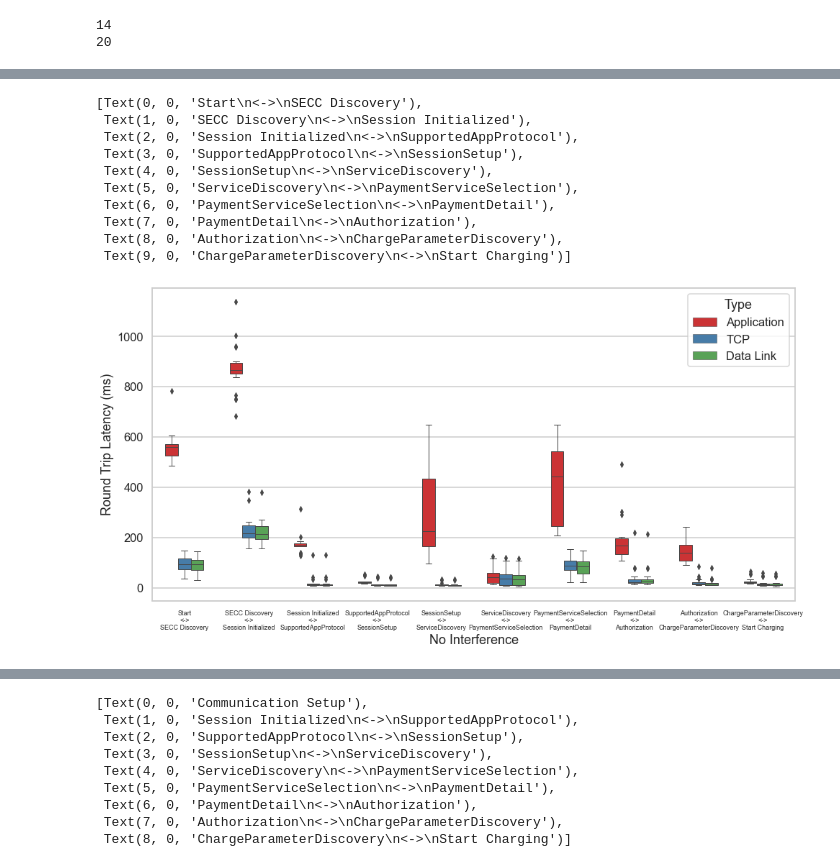
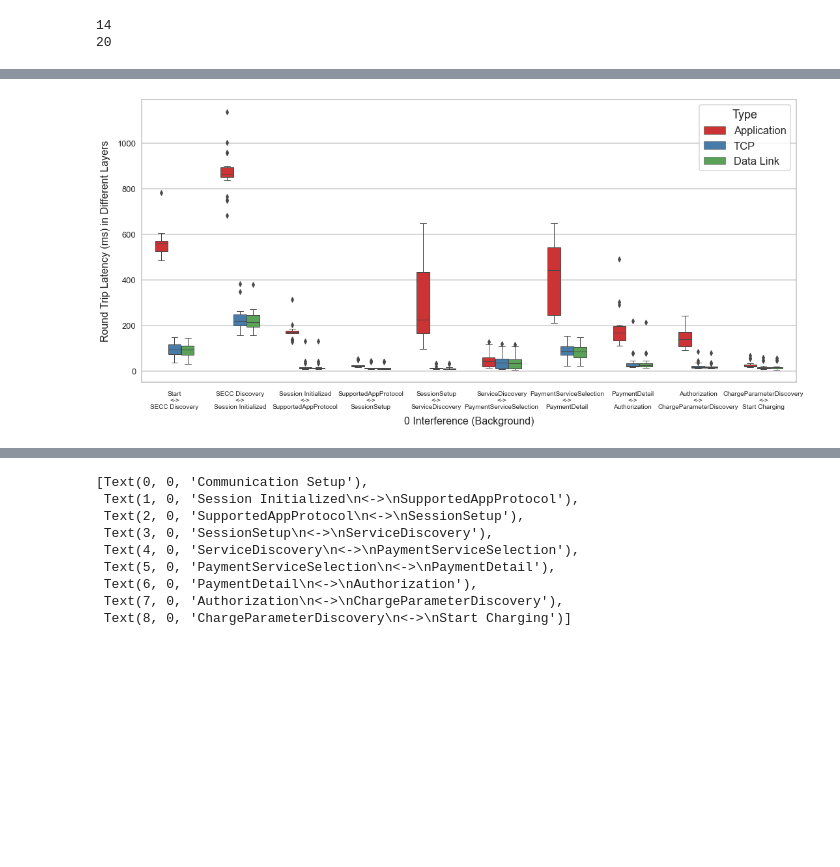
Before and after one commit to JacobHsieh/Latency_Experiment, a Jupyter notebook: 0429_exp/latency_plot_80211_TCP_added.ipynb, the cells around one changed output, grey strips where cells are left out. Cells and saved outputs as stored; diff of their text form; code cells hidden in the pictures; blank space fills up the shorter version.

```diff
--- a/0429_exp/latency_plot_80211_TCP_added.ipynb
+++ b/0429_exp/latency_plot_80211_TCP_added.ipynb
@@ -150,14 +150,15 @@ dataframe_80211_all = pd.concat([interference_0_80211_df_all, interference_2_802
 # %%
 import seaborn as sns
 
-sns.set(rc={'figure.figsize':(16,8)})
+sns.set(rc={'figure.figsize':(18,8)})
 #darkgrid, dark, whitegrid, white, ticks
 sns.set_style('whitegrid')
 
 #paper, notebook, talk, poster
 sns.set_context('talk')
 g1 = sns.boxplot(x="Stage", y="Latency (ms)", data=dataframe_all, hue="Interference", width=0.6, linewidth=1.0, palette="Set1")
-g1.set_ylabel("Application Round Trip Latency (ms)")
+g1.set_ylabel("Application Layer Round Trip Latency (ms)", fontsize = 16, labelpad = 10)
+g1_TCP.set_xlabel("Stage", fontsize = 16, labelpad = 10)
 g1.set_xticklabels([
     "Start\n<->\nSECC Discovery",
     "SECC Discovery\n<->\nSession Initialized",
@@ -169,5 +170,6 @@ g1.set_xticklabels([
     "PaymentDetail\n<->\nAuthorization",
     "Authorization\n<->\nChargeParameterDiscovery",
     "ChargeParameterDiscovery\n<->\nStart Charging"
-    ], fontsize=9)
+    ], fontsize=10)
+plt.tick_params(axis = 'y', labelsize=13, pad = 0)
 # %% [output]
@@ -185,13 +177,14 @@ g1.set_xticklabels([
 # %%
 #TCP
-sns.set(rc={'figure.figsize':(16,8)})
+sns.set(rc={'figure.figsize':(18,8)})
 #darkgrid, dark, whitegrid, white, ticks
 sns.set_style('whitegrid')
 
 #paper, notebook, talk, poster
 sns.set_context('talk')
 g1_TCP = sns.boxplot(x="Stage", y="Latency (ms)", data=dataframe_TCP_all, hue="Interference", width=0.6, linewidth=1.0, palette="Set1")
-g1_TCP.set_ylabel("TCP Round Trip Latency (ms)")
+g1_TCP.set_ylabel("Transport Layer Round Trip Latency (ms)", fontsize = 16, labelpad = 10)
+g1_TCP.set_xlabel("Stage", fontsize = 16, labelpad = 10)
 g1_TCP.set_xticklabels([
     "Start\n<->\nSECC Discovery",
     "SECC Discovery\n<->\nSession Initialized",
@@ -203,5 +196,6 @@ g1_TCP.set_xticklabels([
     "PaymentDetail\n<->\nAuthorization",
     "Authorization\n<->\nChargeParameterDiscovery",
     "ChargeParameterDiscovery\n<->\nStart Charging"
-    ], fontsize=9)
+    ], fontsize=10)
+plt.tick_params(axis = 'y', labelsize=13, pad = 0)
 # %% [output]
@@ -219,14 +203,15 @@ g1_TCP.set_xticklabels([
 # %%
 #802.11
-sns.set(rc={'figure.figsize':(16,8)})
+sns.set(rc={'figure.figsize':(18,8)})
 #darkgrid, dark, whitegrid, white, ticks
 sns.set_style('whitegrid')
 
 #paper, notebook, talk, poster
 sns.set_context('talk')
-g1_TCP = sns.boxplot(x="Stage", y="Latency (ms)", data=dataframe_80211_all, hue="Interference", width=0.6, linewidth=1.0, palette="Set1")
-g1_TCP.set_ylabel("Data Link Layer Round Trip Latency (ms)")
-g1_TCP.set_xticklabels([
+g1_DataLink = sns.boxplot(x="Stage", y="Latency (ms)", data=dataframe_80211_all, hue="Interference", width=0.6, linewidth=1.0, palette="Set1")
+g1_DataLink.set_ylabel("Data Link Layer Round Trip Latency (ms)", fontsize = 16, labelpad = 10)
+g1_DataLink.set_xlabel("Stage", fontsize = 16, labelpad = 10)
+g1_DataLink.set_xticklabels([
     "Start\n<->\nSECC Discovery",
     "SECC Discovery\n<->\nSession Initialized",
     "Session Initialized\n<->\nSupportedAppProtocol",
@@ -237,5 +222,6 @@ g1_TCP.set_xticklabels([
     "PaymentDetail\n<->\nAuthorization",
     "Authorization\n<->\nChargeParameterDiscovery",
     "ChargeParameterDiscovery\n<->\nStart Charging"
-    ], fontsize=9)
+    ], fontsize=10)
+plt.tick_params(axis = 'y', labelsize=13, pad = 0)
 # %% [output]
@@ -261,38 +237,29 @@ dataframe_Application_TCP_80211_2 = pd.concat([interference_2_df_all,
                                                interference_2_80211_df_all])
 # %%
 #Application vs. TCP vs. 802.11 plot
-sns.set(rc={'figure.figsize':(16,8)})
+sns.set(rc={'figure.figsize':(18,8)})
 #darkgrid, dark, whitegrid, white, ticks
 sns.set_style('whitegrid')
 
 #paper, notebook, talk, poster
 sns.set_context('talk')
-App_TCP_0 = sns.boxplot(x="Stage", y="Latency (ms)", data=dataframe_Application_TCP_80211_0, hue="Type", width=0.6, linewidth=1.0, palette="Set1")
-App_TCP_0.set_xlabel("No Interference")
-App_TCP_0.set_ylabel("Round Trip Latency (ms)")
-App_TCP_0.set_xticklabels([
+App_TCP_DataLink_0 = sns.boxplot(x="Stage", y="Latency (ms)", data=dataframe_Application_TCP_80211_0, hue="Type", width=0.6, linewidth=1.0, palette="Set1")
+App_TCP_DataLink_0.set_xlabel("0 Interference (Background)", fontsize = 16, labelpad = 10)
+App_TCP_DataLink_0.set_ylabel("Round Trip Latency (ms) in Different Layers", fontsize = 16, labelpad = 10)
+App_TCP_DataLink_0.set_xticklabels([
     "Start\n<->\nSECC Discovery",
     "SECC Discovery\n<->\nSession Initialized",
     "Session Initialized\n<->\nSupportedAppProtocol",
     "SupportedAppProtocol\n<->\nSessionSetup",
     "SessionSetup\n<->\nServiceDiscovery",
     "ServiceDiscovery\n<->\nPaymentServiceSelection",
     "PaymentServiceSelection\n<->\nPaymentDetail",
     "PaymentDetail\n<->\nAuthorization",
     "Authorization\n<->\nChargeParameterDiscovery",
     "ChargeParameterDiscovery\n<->\nStart Charging"
-    ], fontsize=9)
+    ], fontsize=10)
+plt.tick_params(axis = 'y', labelsize=13, pad = 0)
 # %% [output]
-[Text(0, 0, 'Start\n<->\nSECC Discovery'),
- Text(1, 0, 'SECC Discovery\n<->\nSession Initialized'),
- Text(2, 0, 'Session Initialized\n<->\nSupportedAppProtocol'),
- Text(3, 0, 'SupportedAppProtocol\n<->\nSessionSetup'),
- Text(4, 0, 'SessionSetup\n<->\nServiceDiscovery'),
- Text(5, 0, 'ServiceDiscovery\n<->\nPaymentServiceSelection'),
- Text(6, 0, 'PaymentServiceSelection\n<->\nPaymentDetail'),
- Text(7, 0, 'PaymentDetail\n<->\nAuthorization'),
- Text(8, 0, 'Authorization\n<->\nChargeParameterDiscovery'),
- Text(9, 0, 'ChargeParameterDiscovery\n<->\nStart Charging')]
-[figure, old version]
+[figure, new version]
 # %%
 #Application vs. TCP vs. 802.11 plot
```
Also changed, not shown: parts of 5 cells of this notebook, 31 other files.
